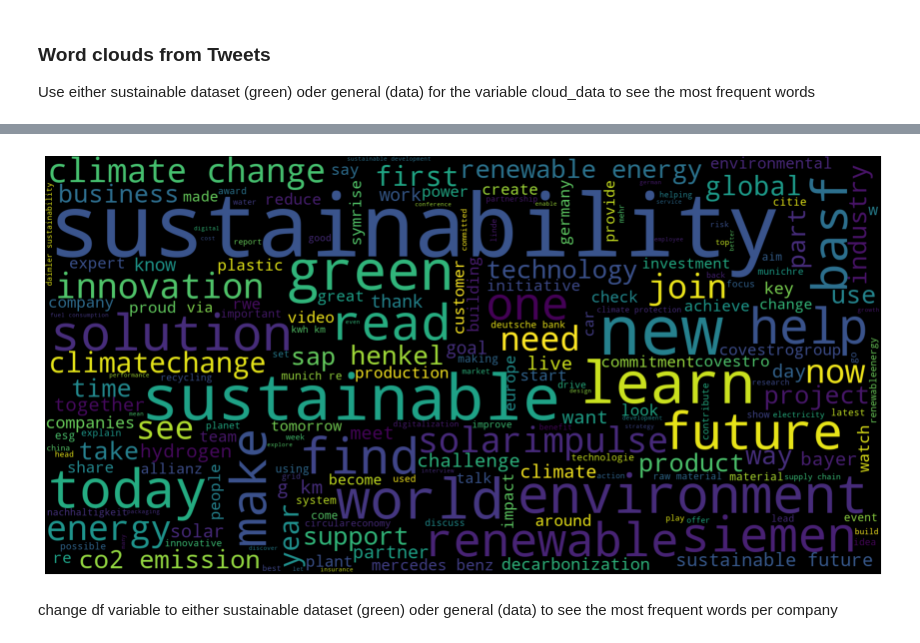
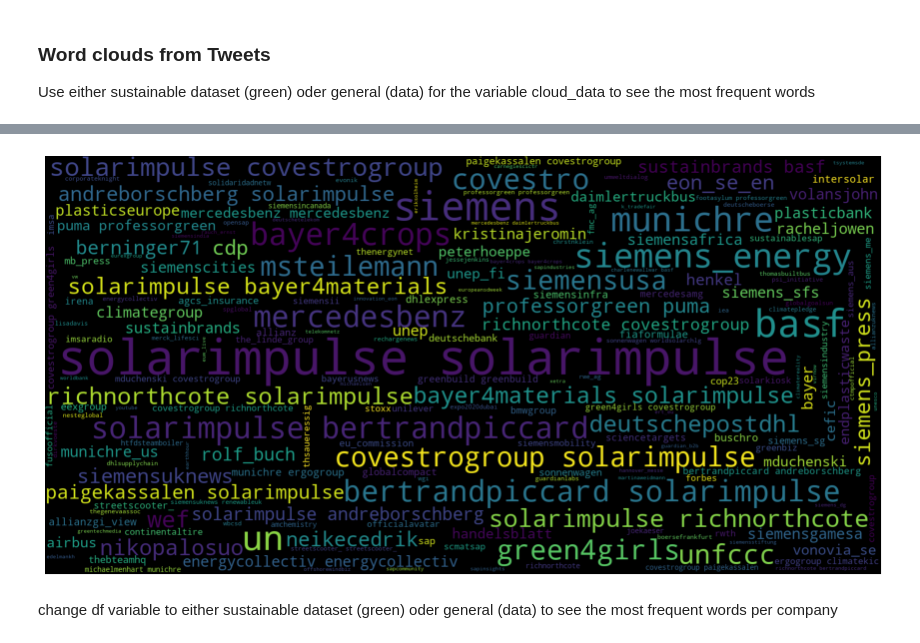
Before and after one commit to thea-kramer/greenwashing-detection, a Jupyter notebook: 6_TwitterWordDistributions.ipynb, the cells around one changed output, grey strips where cells are left out. Cells and saved outputs as stored; diff of their text form; code cells hidden in the pictures.

Commit message:
extend word clouds

```diff
--- a/6_TwitterWordDistributions.ipynb
+++ b/6_TwitterWordDistributions.ipynb
@@ -16,3 +16,9 @@ green = pd.read_csv('twitter_data/green_tweets_processed.csv')
 ### Word clouds from Tweets
 
 Use either sustainable dataset (green) oder general (data) for the variable cloud_data to see the most frequent words
+# %%
+df = green # or data
+# %%
+df['hashtag_wordcloud'] = np.where(((df['mentioned_hashtags'].isna())|(df['mentioned_hashtags'].str.len() < 3)|(df['mentioned_hashtags'] == "")),"[" "]",df['mentioned_hashtags'])
+df['user_mentions_wordcloud'] = np.where(((df['mentioned_usernames'].isna())|(df['mentioned_usernames'].str.len() < 3)|(df['mentioned_usernames'] == "")),"[" "]",df['mentioned_usernames'])
+df
@@ -18,0 +55,4 @@ Use either sustainable dataset (green) oder general (data) for the variable clou
+# %%
+df['hashtag_wordcloud'] = df['hashtag_wordcloud'].astype(str).apply(lambda x: " ".join(eval(x)))
+df['user_mentions_wordcloud'] = df['user_mentions_wordcloud'].astype(str).apply(lambda x: " ".join(eval(x)))
+df
@@ -19,18 +73,19 @@ Use either sustainable dataset (green) oder general (data) for the variable clou
 # %%
-cloud_data = green #change to either green or data
+cloud_data = df
+cloud_column = 'user_mentions_wordcloud' #change to 'Tweets' or 'hashtag_wordcloud' or 'user_mentions_wordcloud'
 
-cloud_data['Tweets_lower'] = cloud_data['Tweets'].astype(str)
-cloud_data['Tweets_lower'] = [entry.lower() for entry in cloud_data['Tweets']]
-text = ' '.join(cloud_data['Tweets_lower'])
+#cloud_data['Tweets_lower'] = cloud_data[cloud_column].astype(str)
+cloud_data[cloud_column] = [entry.lower() for entry in cloud_data[cloud_column]]
+text = ' '.join(cloud_data[cloud_column])
 stop_words = ["https", "co", "t", "amp","li","e","rt","s", "x","ly","bit","u", "us"] + list(STOPWORDS) + stopwords.words('german')
-wordcloud = WordCloud(width=1600, height=800,stopwords = stop_words).generate(str(text))
+wordcloud = WordCloud(width=1600, height=800, stopwords = stop_words).generate(str(text))
 
 plt.figure( figsize=(15,8))
 plt.imshow(wordcloud)
 plt.axis("off")
 plt.show()
 # %% [output]
-[figure, old version]
+[figure, new version]
 # %% [markdown]
 change df variable to either sustainable dataset (green) oder general (data) to see the most frequent words per company
 # %%
```
Also changed, not shown: parts of 4 cells of this notebook, 2 other files.
